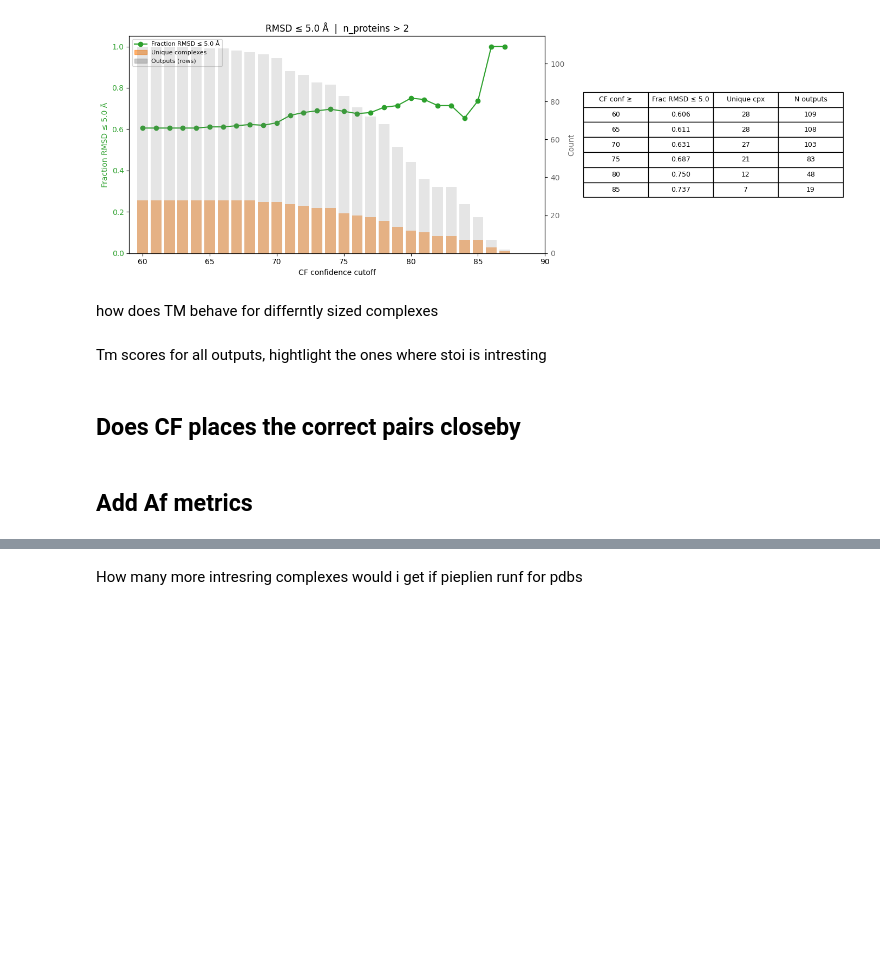
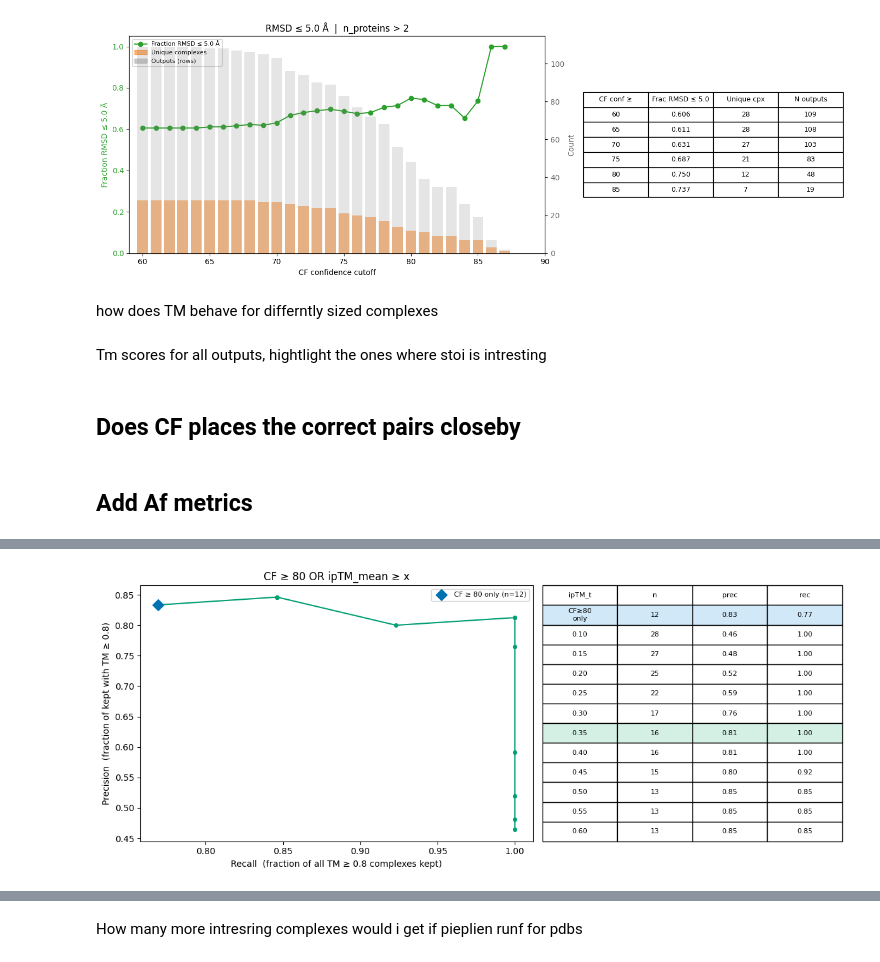
Before and after one commit to Kim-Dammer/master_thesis, a Jupyter notebook: notebooks/14_benchmark_analysis.ipynb, the cells around one changed output, grey strips where cells are left out. Drawn from its saved outputs; the diff is of its cells as text; code cells hidden in the pictures; blank space fills up the shorter version.

```diff
--- a/notebooks/14_benchmark_analysis.ipynb
+++ b/notebooks/14_benchmark_analysis.ipynb
@@ -968,0 +1036,75 @@ plt.show()
+# %%
+tm    = best_multimer["usalign_cpx_tm_score"].to_numpy()
+cf    = best_multimer["CF_confidence"].to_numpy()
+iptm  = best_multimer["iptm_corrected_mean"].to_numpy()
+TM_THRESH = 0.8
+n_good = (tm >= TM_THRESH).sum()
+
+def pr(keep_mask):
+    k = keep_mask.sum()
+    if k == 0:
+        return None, None, 0
+    prec = (tm[keep_mask] >= TM_THRESH).mean()
+    rec  = (tm[keep_mask] >= TM_THRESH).sum() / n_good
+    return prec, rec, k
+
+iptm_thresholds = np.arange(0.10, 0.65, 0.05)
+
+comb_prec, comb_rec, comb_meta = [], [], []
+for iptm_t in iptm_thresholds:
+    p, r, k = pr((cf >= 80) | (iptm >= iptm_t))
+    if p is not None:
+        comb_prec.append(p); comb_rec.append(r); comb_meta.append((iptm_t, k))
+
+p0, r0, k0 = pr(cf >= 80)
+
+fig, (ax, tax) = plt.subplots(
+    1, 2, figsize=(12, 5),
+    gridspec_kw={"width_ratios": [1.7, 1.3]},
+)
+
+
+# --- plot ---
+ax.plot(comb_rec, comb_prec, "o-", color="#009E73", lw=1.5, ms=4)
+ax.scatter([r0], [p0], s=80, color="#0072B2", zorder=5, marker="D",
+           label=f"CF ≥ 80 only (n={k0})")
+ax.legend(fontsize=8)
+ax.set_xlabel(f"Recall  (fraction of all TM ≥ {TM_THRESH} complexes kept)")
+ax.set_ylabel(f"Precision  (fraction of kept with TM ≥ {TM_THRESH})")
+ax.set_title("CF ≥ 80 OR ipTM_mean ≥ x")
+
+# after the scatter/plot calls, before tight_layout
+ax.plot([r0, comb_rec[-1]], [p0, comb_prec[-1]],
+        color="#009E73", lw=1.5)
+
+# --- table ---
+rows_data = [["CF≥80\nonly", str(k0), f"{p0:.2f}", f"{r0:.2f}"]]
+for (iptm_t, k), p, r in zip(comb_meta, comb_prec, comb_rec):
+    rows_data.append([f"{iptm_t:.2f}", str(k), f"{p:.2f}", f"{r:.2f}"])
+
+tax.axis("off")
+tbl = tax.table(
+    cellText=rows_data,
+    colLabels=["ipTM_t", "n", "prec", "rec"],
+    loc="center",
+    cellLoc="center",
+    bbox=[0, 0, 1, 1],
+)
+tbl.auto_set_font_size(False)
+tbl.set_fontsize(8)
+# no scale() needed — bbox handles row height automatically
+
+# highlight rows
+tbl[1, 0].set_facecolor("#d0e8f7")
+for col in range(4):
+    tbl[1, col].set_facecolor("#d0e8f7")
+
+for row_idx, (iptm_t, _) in enumerate(comb_meta):
+    if round(iptm_t, 2) == 0.35:
+        for col in range(4):
+            tbl[row_idx + 2, col].set_facecolor("#d4f0e5")  # +2: header + CF-only row
+
+plt.tight_layout()
+plt.show()
+# %% [output]
+[figure, added]
```
Also changed, not shown: parts of 7 cells of this notebook, 3 other files.
